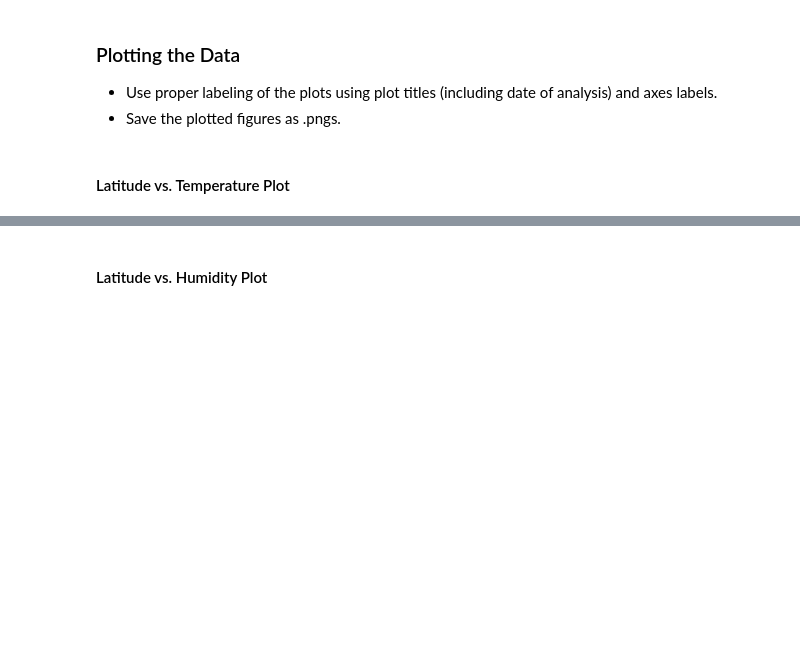
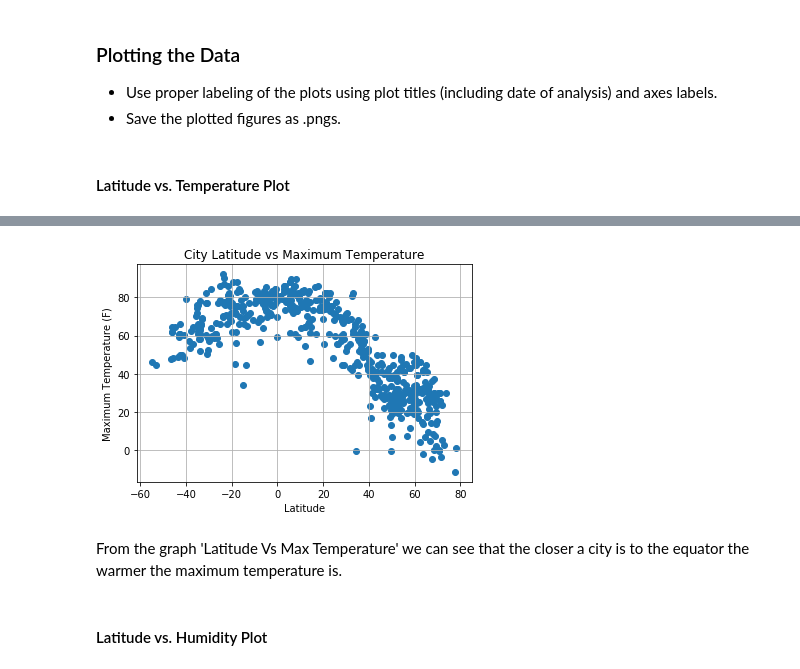
Before and after one commit to erikaplarsen/Assignment-6, a Jupyter notebook: WeatherPy.ipynb, the cells around one changed output, grey strips where cells are left out. Cells and saved outputs as stored; diff of their text form; code cells hidden in the pictures; blank space fills up the shorter version.

```diff
--- a/WeatherPy.ipynb
+++ b/WeatherPy.ipynb
@@ -159,2 +152,13 @@ weather_df.head()
+# %%
+plt.scatter(lat,max_temp)
+plt.title("City Latitude vs Maximum Temperature")
+plt.xlabel("Latitude")
+plt.ylabel("Maximum Temperature (F)")
+plt.grid()
+plt.savefig('Latitude vs Max Temperature')
+# %% [output]
+[figure, added]
+# %% [markdown]
+From the graph 'Latitude Vs Max Temperature' we can see that the closer a city is to the equator the warmer the maximum temperature is.
 # %% [markdown]
 #### Latitude vs. Humidity Plot
```
Also changed, not shown: parts of 17 cells of this notebook, 5 other files.
